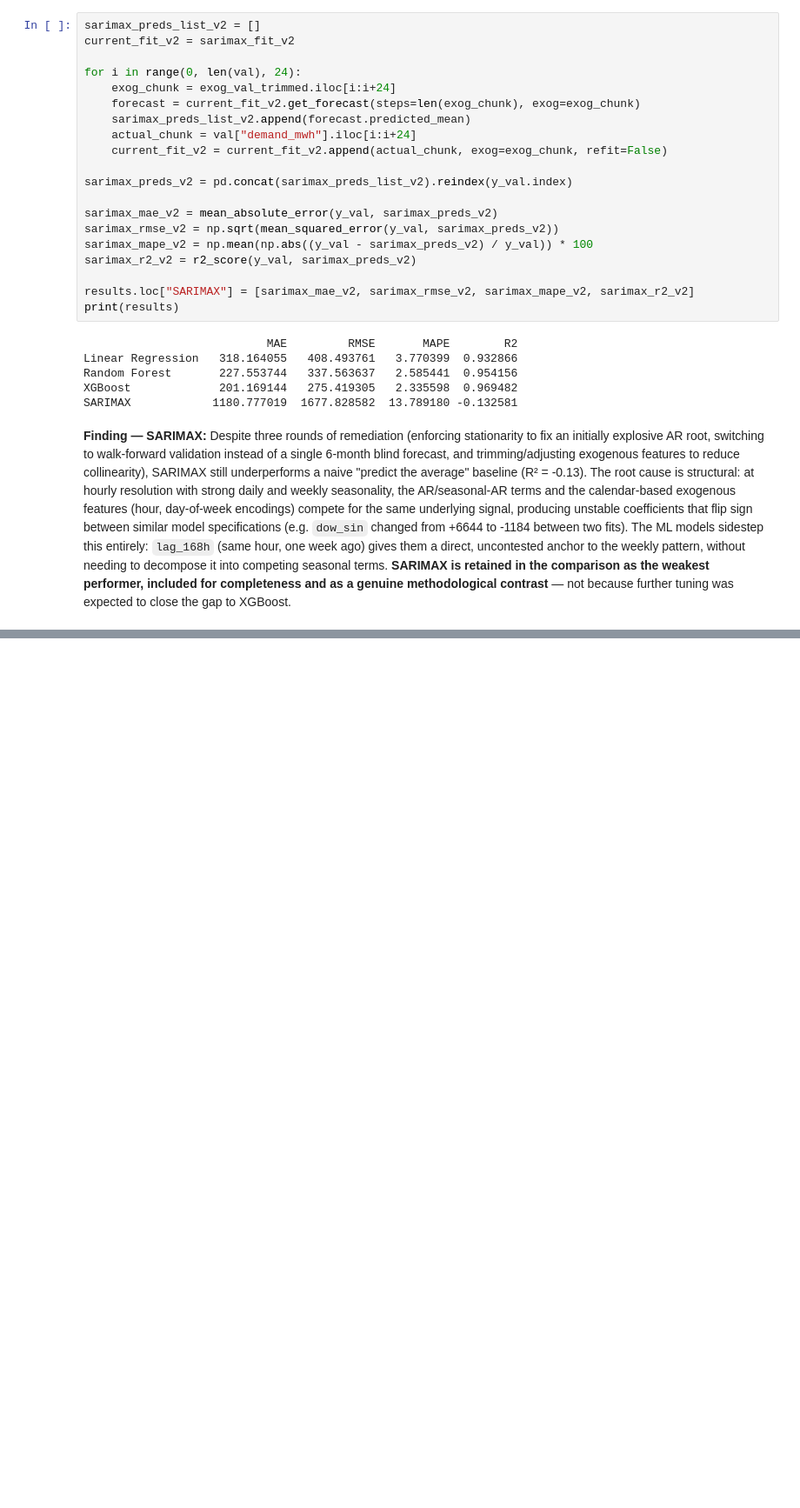
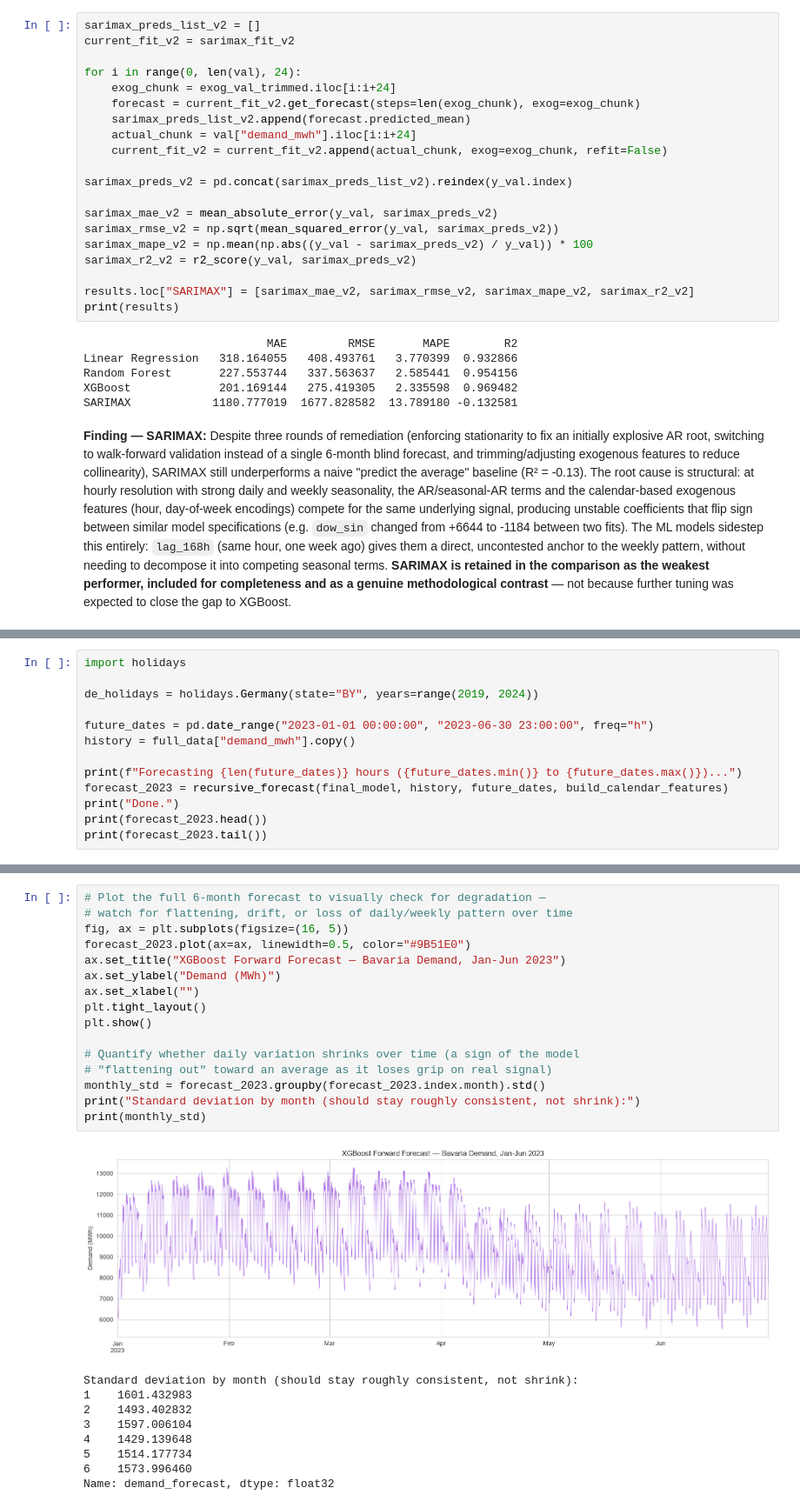
Before and after one commit to tmugomba/load-forecasting-ml, a Jupyter notebook: notebooks/03_modeling.ipynb, the cells around one changed output, grey strips where cells are left out. Shown at 87% size. Cells and saved outputs as stored; diff of their text form; blank space fills up the shorter version.

Commit message:
Notebook 3: full model comparison complete, XGBoost forward forecast into 2023 saved

```diff
--- a/notebooks/03_modeling.ipynb
+++ b/notebooks/03_modeling.ipynb
@@ -495,0 +597,13 @@ to close the gap to XGBoost.
+# %%
+import holidays
+
+de_holidays = holidays.Germany(state="BY", years=range(2019, 2024))
+
+future_dates = pd.date_range("2023-01-01 00:00:00", "2023-06-30 23:00:00", freq="h")
+history = full_data["demand_mwh"].copy()
+
+print(f"Forecasting {len(future_dates)} hours ({future_dates.min()} to {future_dates.max()})...")
+forecast_2023 = recursive_forecast(final_model, history, future_dates, build_calendar_features)
+print("Done.")
+print(forecast_2023.head())
+print(forecast_2023.tail())
@@ -495,0 +625,26 @@ to close the gap to XGBoost.
+# %%
+# Plot the full 6-month forecast to visually check for degradation —
+# watch for flattening, drift, or loss of daily/weekly pattern over time
+fig, ax = plt.subplots(figsize=(16, 5))
+forecast_2023.plot(ax=ax, linewidth=0.5, color="#9B51E0")
+ax.set_title("XGBoost Forward Forecast — Bavaria Demand, Jan-Jun 2023")
+ax.set_ylabel("Demand (MWh)")
+ax.set_xlabel("")
+plt.tight_layout()
+plt.show()
+
+# Quantify whether daily variation shrinks over time (a sign of the model
+# "flattening out" toward an average as it loses grip on real signal)
+monthly_std = forecast_2023.groupby(forecast_2023.index.month).std()
+print("Standard deviation by month (should stay roughly consistent, not shrink):")
+print(monthly_std)
+# %% [output]
+[figure, added]
+Standard deviation by month (should stay roughly consistent, not shrink):
+1    1601.432983
+2    1493.402832
+3    1597.006104
+4    1429.139648
+5    1514.177734
+6    1573.996460
+Name: demand_forecast, dtype: float32
```
Also changed, not shown: parts of 8 cells of this notebook, 1 other file.
